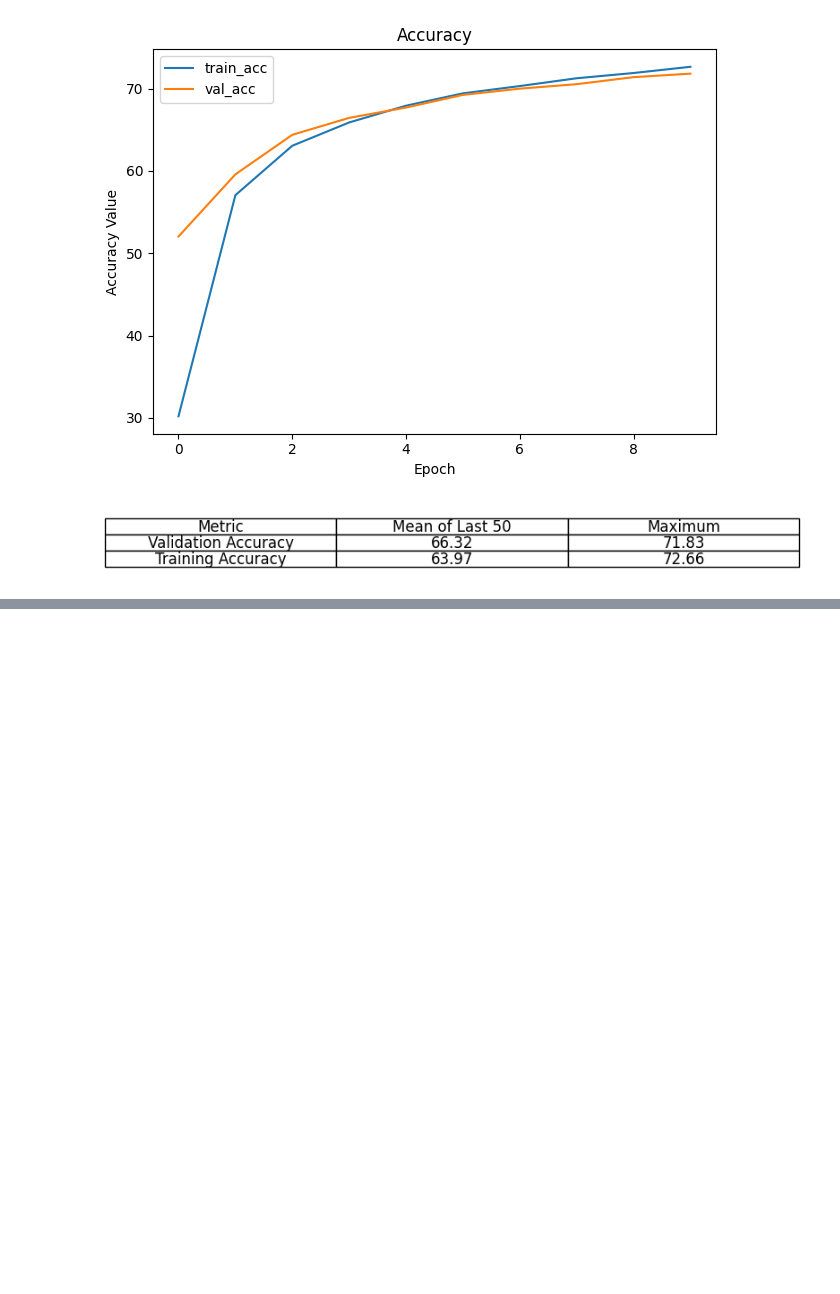
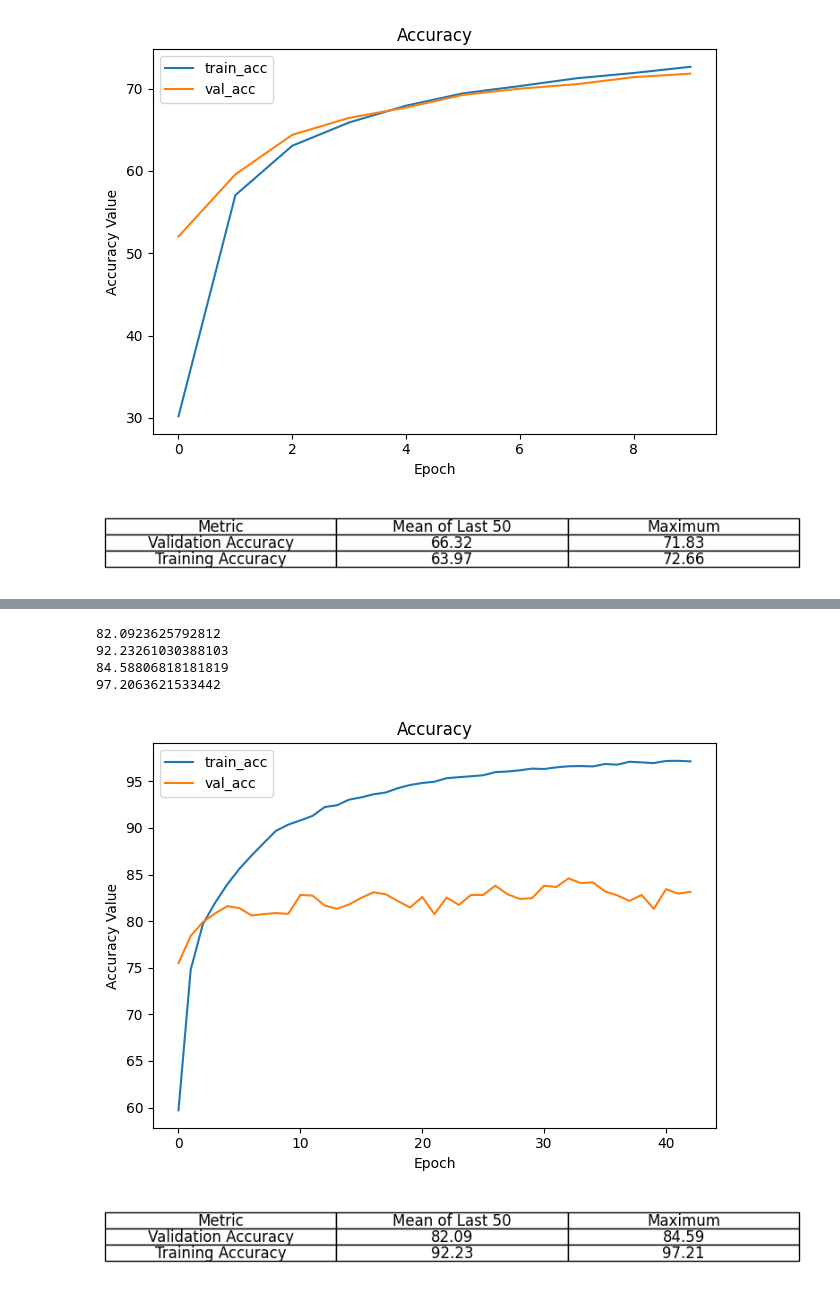
Before and after one commit to Anton123567/DL_UPC, a Jupyter notebook: Lab_02/create_plots.ipynb, the cells around one changed output, grey strips where cells are left out. Drawn from its saved outputs; the diff is of its cells as text; code cells hidden in the pictures; blank space fills up the shorter version.

```diff
--- a/Lab_02/create_plots.ipynb
+++ b/Lab_02/create_plots.ipynb
@@ -88,0 +107,9 @@ plot_res("finetuning_ResNet18/results_long.csv")
+# %%
+plot_res("finetuning_ResNet18/test4/results/results.csv")
+# %% [output]
+82.0923625792812
+92.23261030388103
+84.58806818181819
+97.2063621533442
+[figure, added]
+[figure, added]
```
Also changed, not shown: parts of 3 cells of this notebook, 16 other files.
